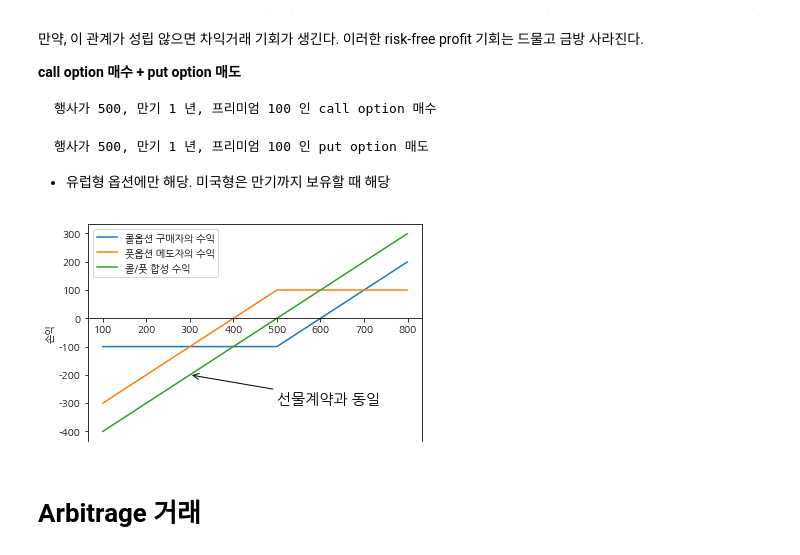
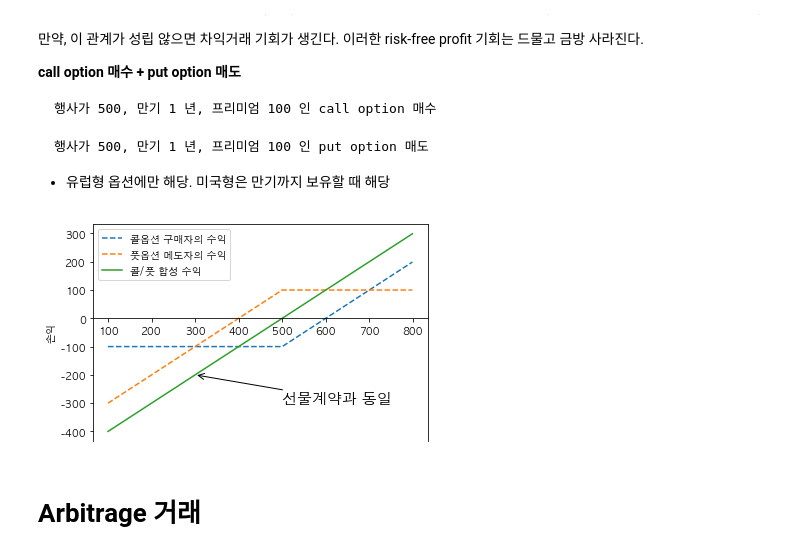
Before and after one commit to ironmanciti/QuantInsti, a Jupyter notebook: options strategy/Put Call Option Payoff.ipynb, the cells around one changed output. Saved outputs shown, nothing was run; the diff lists cells and outputs as text; code cells hidden in the pictures.

```diff
--- a/options strategy/Put Call Option Payoff.ipynb
+++ b/options strategy/Put Call Option Payoff.ipynb
@@ -8,9 +0,0 @@ mpl.rcParams['axes.unicode_minus'] = False
-# %%
-%matplotlib inline
-import numpy as np
-import matplotlib.pyplot as plt
-import seaborn
-import matplotlib
-matplotlib.rc('font', family='NanumGothic')
-matplotlib.rcParams['axes.unicode_minus'] = False
-# set([f.name for f in matplotlib.font_manager.fontManager.ttflist])
@@ -200,21 +59,21 @@ strike_price = 500    # 행사가
 premium = 100        # 프리미엄
 sT = np.arange(100,800)   # 가격 범위
 # %%
-call_long_profit = call_payoff(sT, strike_price, premium)
-put_short_profit = - put_payoff(sT, strike_price, premium)
+call_long_profit = long_call_payoff(sT, strike_price, premium)
+put_short_profit = short_put_payoff(sT, strike_price, premium)
 total_profit = call_long_profit + put_short_profit
 fig, ax = plt.subplots()
 ax.spines['bottom'].set_position('zero')
-plt.plot(sT, call_long_profit, label='콜옵션 구매자의 수익')
-plt.plot(sT, put_short_profit, label='풋옵션 메도자의 수익')
+plt.plot(sT, call_long_profit, '--', label='콜옵션 구매자의 수익')
+plt.plot(sT, put_short_profit, '--', label='풋옵션 메도자의 수익')
 plt.plot(sT, total_profit, label='콜/풋 합성 수익')
 plt.annotate("선물계약과 동일", xy=(300,-200), xytext=(500,-300), fontsize=15,
              arrowprops={'arrowstyle': '->'})
 
 plt.legend()
 plt.ylabel('손익');
 # %% [output]
-[figure, old version]
+[figure, new version]
 # %% [markdown]
 # Arbitrage 거래
 # %% [markdown]
```
Also changed, not shown: parts of 21 cells of this notebook, 4 other files.
